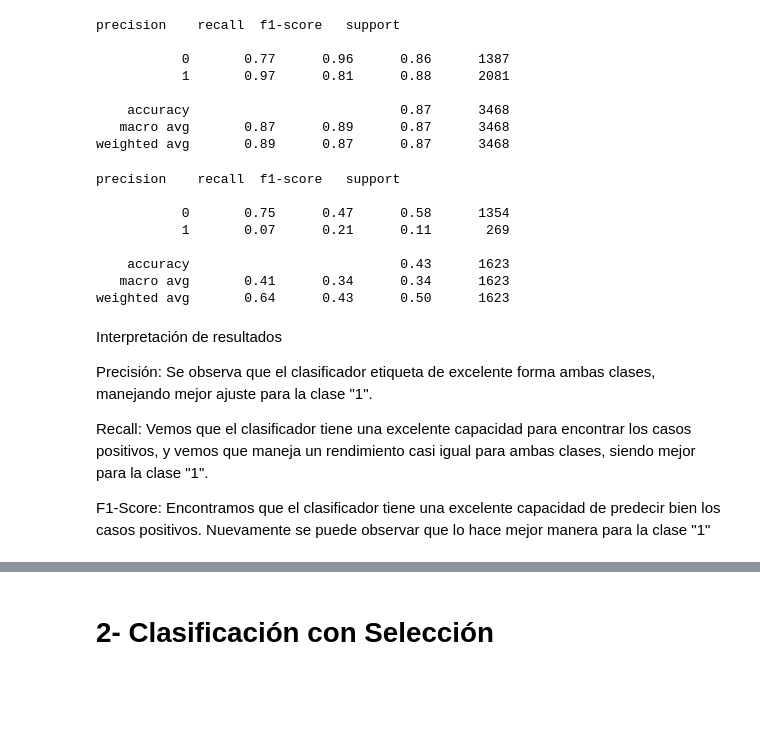
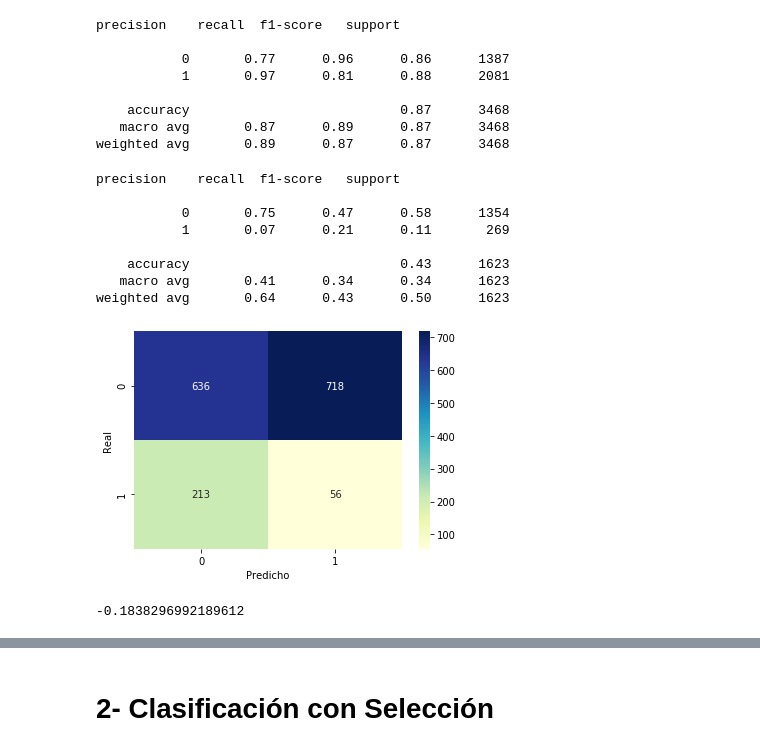
Before and after one commit to santyarboleda/Reconocimiento-de-Patrones, a Jupyter notebook: Regresion_Logistica.ipynb, the cells around one changed output, grey strips where cells are left out. Cells and saved outputs as stored; diff of their text form; code cells hidden in the pictures; blank space fills up the shorter version.

```diff
--- a/Regresion_Logistica.ipynb
+++ b/Regresion_Logistica.ipynb
@@ -572,21 +584,24 @@ weighted avg       0.89      0.87      0.87      3468
 # %%
 #Se predice el modelo de acuerdo a los datos de validación debidamente escalados
 predict_logvalh = lr_hyp.predict(scaled_val_data)
+
+sns.heatmap(confusion_matrix(y2, predict_logvalh), fmt='', annot = True, cmap = 'YlGnBu')
+plt.xlabel('Predicho')
+plt.ylabel('Real')
+
 print(classification_report(y2, predict_logvalh))
 # %% [output]
 precision    recall  f1-score   support
 
            0       0.75      0.47      0.58      1354
            1       0.07      0.21      0.11       269
 
     accuracy                           0.43      1623
    macro avg       0.41      0.34      0.34      1623
 weighted avg       0.64      0.43      0.50      1623
+[figure, added]
-# %% [markdown]
-Interpretación de resultados
-
-Precisión: Se observa que el clasificador etiqueta de excelente forma ambas clases, manejando mejor ajuste para la clase "1".
-
-Recall: Vemos que el clasificador tiene una excelente capacidad para encontrar los casos positivos, y vemos que maneja un rendimiento casi igual para ambas clases, siendo mejor para la clase "1".
-
-F1-Score: Encontramos que el clasificador tiene una excelente capacidad de predecir bien los casos positivos. Nuevamente se puede observar que lo hace mejor manera para la clase "1"
+# %%
+#Coheficiente Kappa
+cohen_kappa_score(y2, predict_logvalh)
+# %% [output]
+-0.1838296992189612
```
Also changed, not shown: parts of 15 cells of this notebook, 1 other file.
